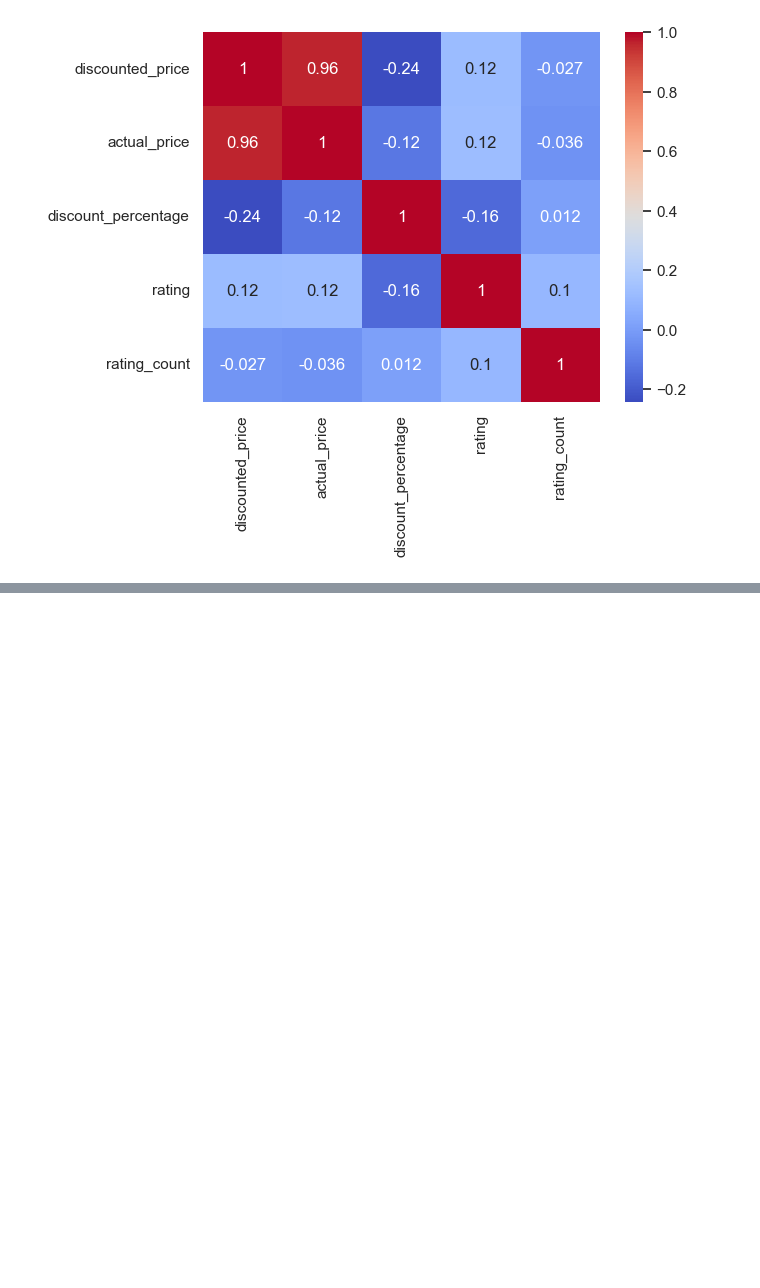
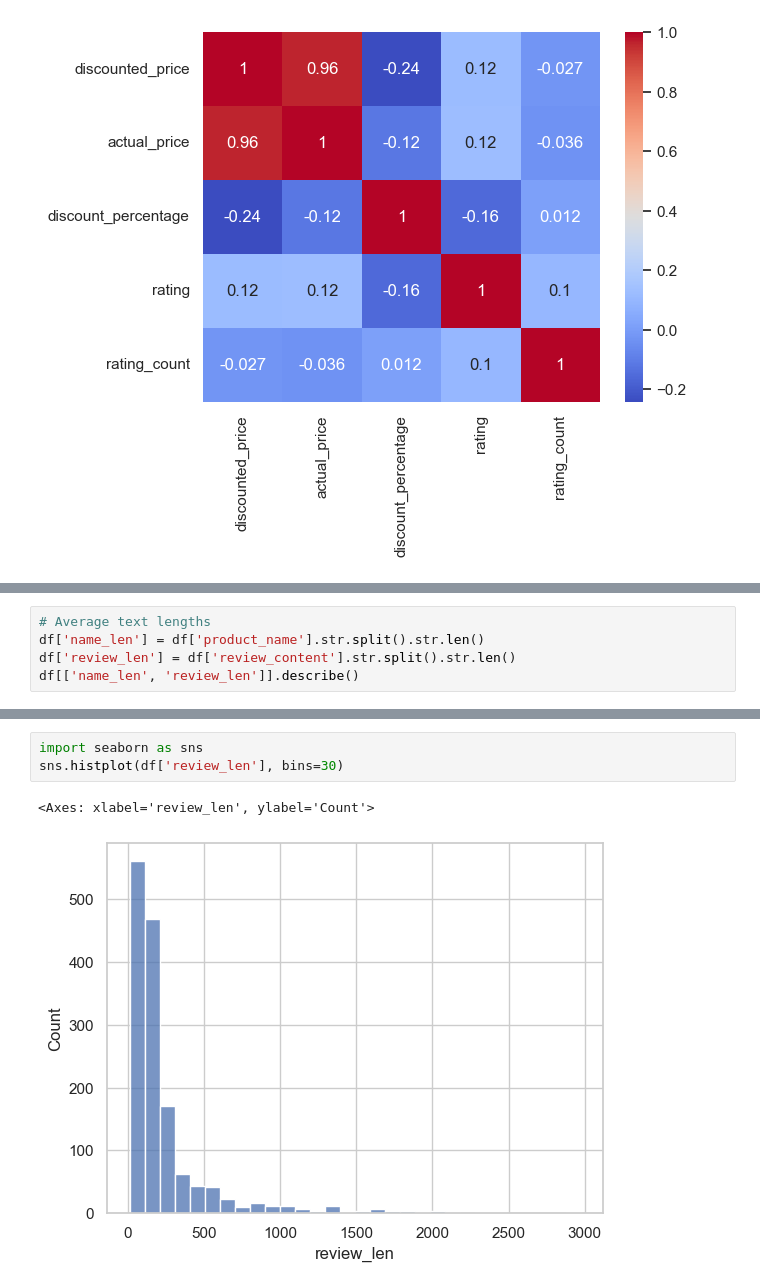
Before and after one commit to rpatel0022/Amazon-Recommender, a Jupyter notebook: notebooks/sales.ipynb, the cells around one changed output, grey strips where cells are left out. Drawn from its saved outputs; the diff is of its cells as text; blank space fills up the shorter version.

```diff
--- a/notebooks/sales.ipynb
+++ b/notebooks/sales.ipynb
@@ -245,0 +295,5 @@ sns.heatmap(df_floated.corr(), annot=True, cmap='coolwarm')
+# %%
+# Average text lengths
+df['name_len'] = df['product_name'].str.split().str.len()
+df['review_len'] = df['review_content'].str.split().str.len()
+df[['name_len', 'review_len']].describe()
@@ -245,0 +310,6 @@ sns.heatmap(df_floated.corr(), annot=True, cmap='coolwarm')
+# %%
+import seaborn as sns
+sns.histplot(df['review_len'], bins=30)
+# %% [output]
+<Axes: xlabel='review_len', ylabel='Count'>
+[figure, added]
```
Also changed, not shown: parts of 16 cells of this notebook, 1 other file.
